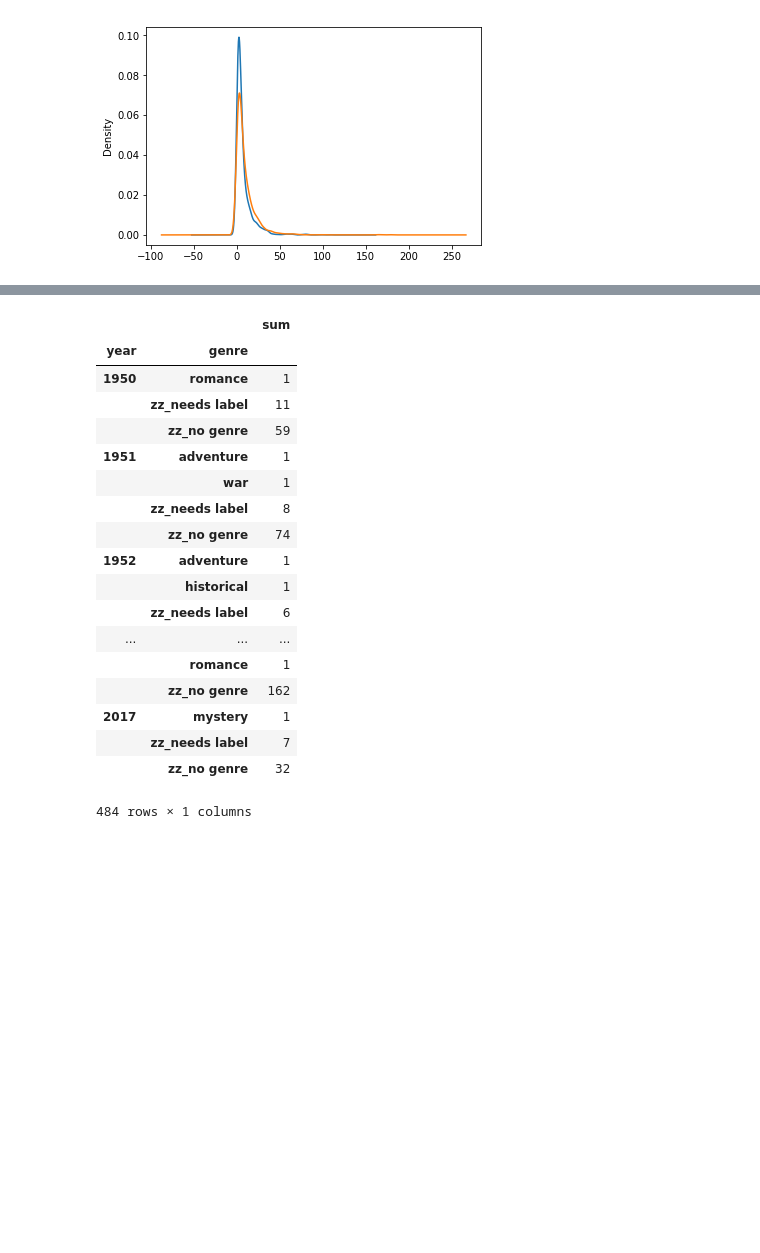
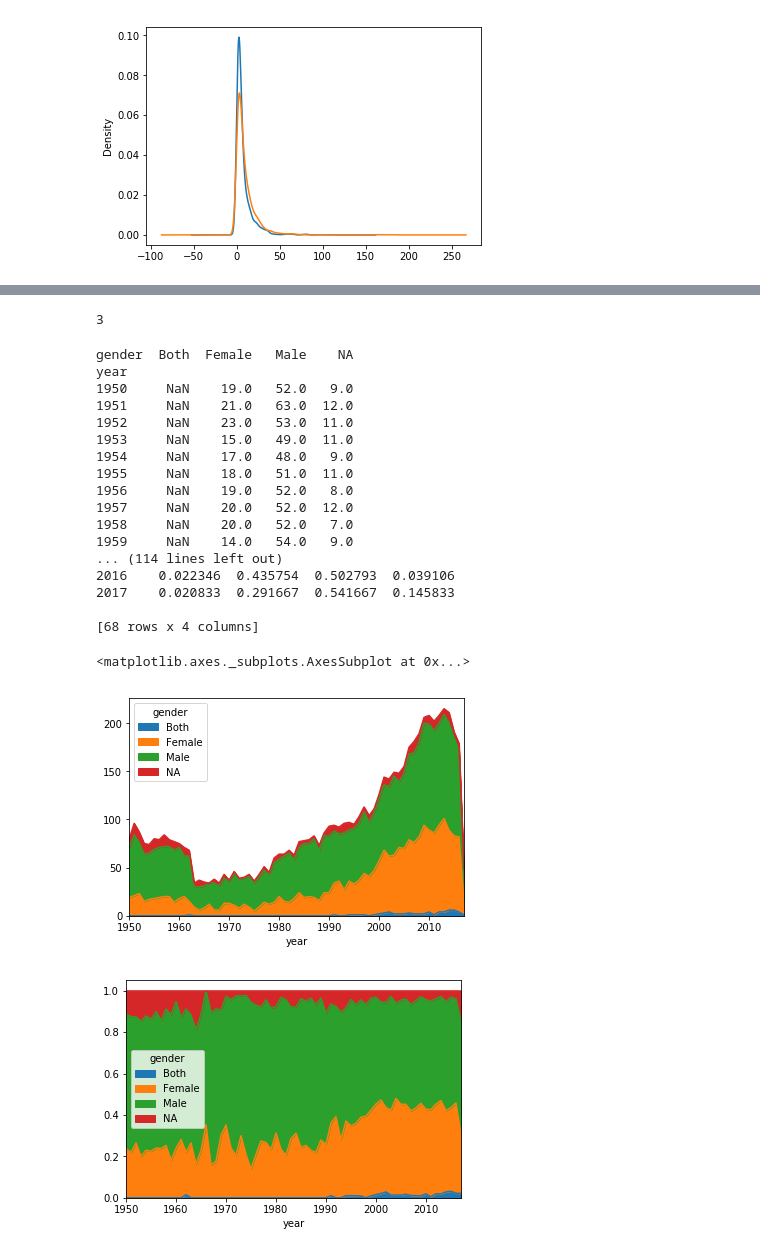
Before and after one commit to cimar/books, a Jupyter notebook: Books Analysis.ipynb, the cells around one changed output, grey strips where cells are left out. Cells and saved outputs as stored; diff of their text form; code cells hidden in the pictures; blank space fills up the shorter version.

```diff
--- a/Books Analysis.ipynb
+++ b/Books Analysis.ipynb
@@ -331,24 +437,6 @@ woman_counts
 | 2017 | NaN | NaN | NaN | NaN | NaN | NaN | NaN | NaN | NaN | ... |
 68 rows × 15 columns
-# %%
-ygenre_totals
-# %% [output]
-|  |  | sum |
-| year | genre |  |
-| 1950 | romance | 1 |
-|  | zz_needs label | 11 |
-|  | zz_no genre | 59 |
-| 1951 | adventure | 1 |
-|  | war | 1 |
-|  | zz_needs label | 8 |
-|  | zz_no genre | 74 |
-| 1952 | adventure | 1 |
-|  | historical | 1 |
-|  | zz_needs label | 6 |
-| ... | ... | ... |
-|  | romance | 1 |
-|  | zz_no genre | 162 |
-| 2017 | mystery | 1 |
-|  | zz_needs label | 7 |
-|  | zz_no genre | 32 |
-484 rows × 1 columns
+# %%
+ygenre_totals.loc[1960].loc["adventure"].loc["sum"]
+# %% [output]
+3
@@ -354,0 +446,41 @@ ygenre_totals
+# %%
+def count_to_percent(value,group,totals):
+    s = totals.loc[group]["sum"]
+    return float(value)/float(s)
+
+ndf = pandas.DataFrame(book_data)
+ndf = prep_dataframe(ndf)
+gender_df = pandas.DataFrame({'count' : ndf.groupby( ["year", "gender"] ).size()}).reset_index()
+
+year_totals = pandas.DataFrame({'sum' : ndf.groupby("year").size()})
+#rank_totals
+#print rank_totals.loc[3]["sum"]
+
+gender_df.loc[:,"percent"] = gender_df.apply(lambda x: count_to_percent(x['count'], x['year'],year_totals), axis=1)
+count_gender_df = gender_df.pivot(index='year', columns='gender', values='count')
+print count_gender_df
+count_gender_df.plot(kind="area")
+perc_gender_df = gender_df.pivot(index='year', columns='gender', values='percent')
+print perc_gender_df
+perc_gender_df.plot(kind="area")
+# %% [output]
+gender  Both  Female   Male    NA
+year
+1950     NaN    19.0   52.0   9.0
+1951     NaN    21.0   63.0  12.0
+1952     NaN    23.0   53.0  11.0
+1953     NaN    15.0   49.0  11.0
+1954     NaN    17.0   48.0   9.0
+1955     NaN    18.0   51.0  11.0
+1956     NaN    19.0   52.0   8.0
+1957     NaN    20.0   52.0  12.0
+1958     NaN    20.0   52.0   7.0
+1959     NaN    14.0   54.0   9.0
+... (114 lines left out)
+2016    0.022346  0.435754  0.502793  0.039106
+2017    0.020833  0.291667  0.541667  0.145833
+
+[68 rows x 4 columns]
+<matplotlib.axes._subplots.AxesSubplot at 0x...>
+[figure, added]
+[figure, added]
```
Also changed, not shown: parts of 15 cells of this notebook, 21 other files.
